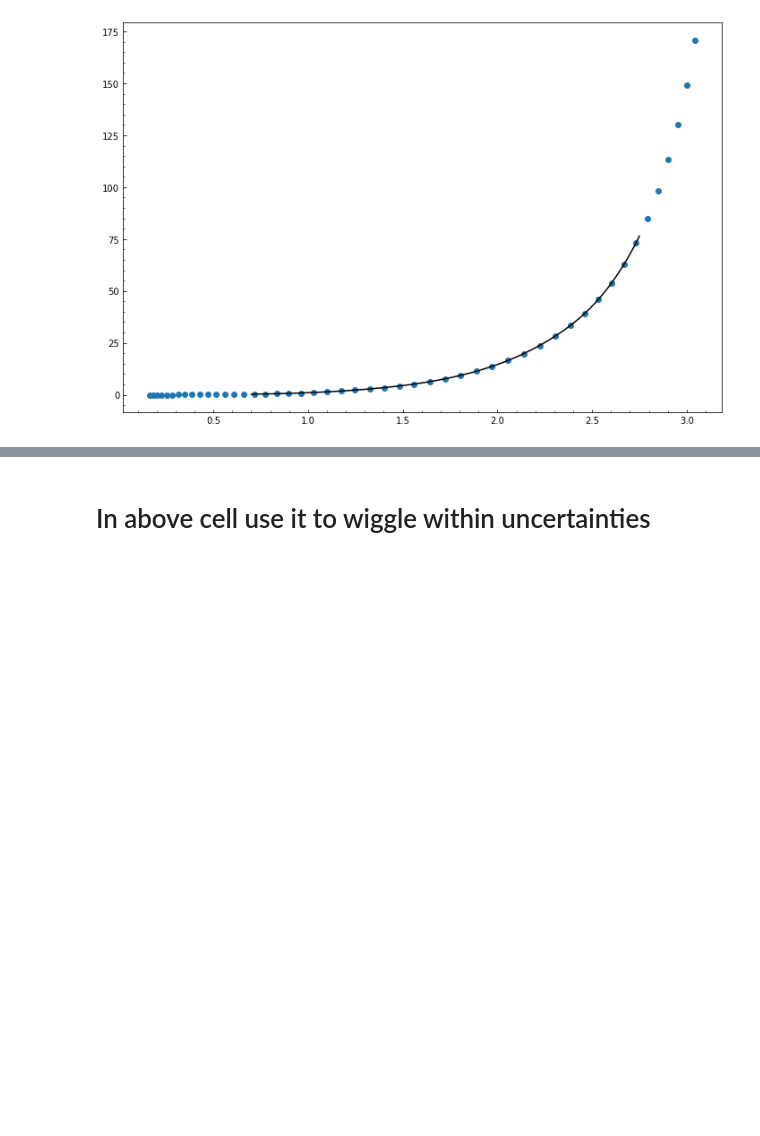
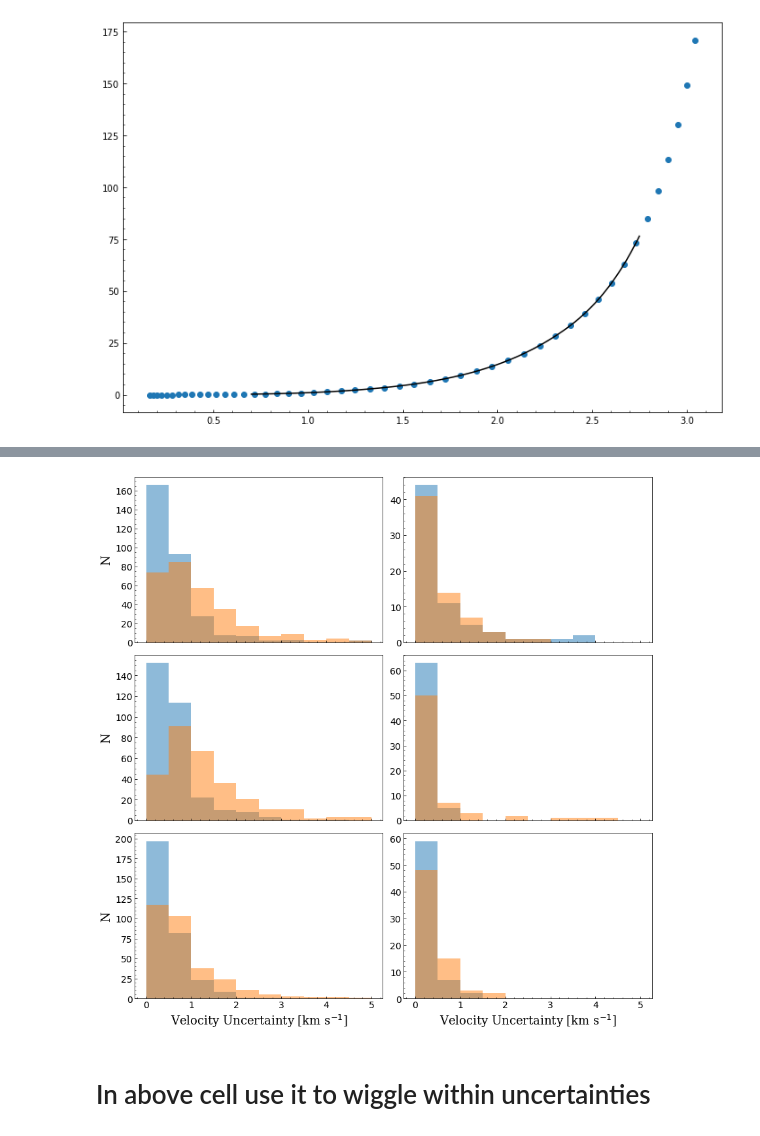
Before and after one commit to jacobhhamer/USP_Project, a Jupyter notebook: USP_Destruction_Paper.ipynb, the cells around one changed output, grey strips where cells are left out. Saved outputs shown, nothing was run; the diff lists cells and outputs as text; code cells hidden in the pictures; blank space fills up the shorter version.

Commit message:
Compare HJ and USP velocity uncertainties

```diff
--- a/USP_Destruction_Paper.ipynb
+++ b/USP_Destruction_Paper.ipynb
@@ -919,3 +959,6 @@ def prepare_astrometrically_clean_gaia(preloaded=False,nongiants = True, delta_M
+# %%
+hjs=pd.read_csv('../HotJupGaia/MS_HJs_with_kinematics.csv')
+gaiahjs=pd.read_csv('../Data/gaia_nongiants_kinematics.csv')
 # %%
 CKS = pd.read_csv('Data/CKS.tsv', skiprows=40, names=['Name','Rsun'], delimiter='\t')
 CKS['Name']=CKS.Name.str.strip(' ')
@@ -1680,0 +1744,9 @@ uspbrewer.E_gal_W.median(),
+# %%
+uspbrewer=df_uncertainties(uspbrewer)
+hjs=df_uncertainties_hjs(hjs)
+
+uspctrl=control_sample(uspbrewer, ktcgaia.loc[~ktcgaia.gal_U.isnull()])
+uspctrl=df_uncertainties(uspctrl)
+
+hjctrl=control_sample_hjs(hjs, gaiahjs)
+hjctrl=df_uncertainties_hjs(hjctrl)
@@ -1681,3 +1755,29 @@ uspbrewer.E_gal_W.median(),
+# %%
+f, ax=plt.subplots(ncols=2, nrows=3, figsize=(12, 12), sharex=True)
+ax[0][0].hist((hjs.e_gal_U+hjs.E_gal_U)/2, alpha=0.5, bins=10, range=(0,5))
+ax[1][0].hist((hjs.e_gal_V+hjs.E_gal_V)/2, alpha=0.5, bins=10, range=(0,5))
+ax[2][0].hist((hjs.e_gal_W+hjs.E_gal_W)/2, alpha=0.5, bins=10, range=(0,5))
+ax[0][0].hist((hjctrl.e_gal_U+hjctrl.E_gal_U)/2, alpha=0.5, bins=10, range=(0,5))
+ax[1][0].hist((hjctrl.e_gal_V+hjctrl.E_gal_V)/2, alpha=0.5, bins=10, range=(0,5))
+ax[2][0].hist((hjctrl.e_gal_W+hjctrl.E_gal_W)/2, alpha=0.5, bins=10, range=(0,5))
+ax[0][1].hist((uspbrewer.e_gal_U+uspbrewer.E_gal_U)/2, alpha=0.5, bins=10, range=(0,5))
+ax[1][1].hist((uspbrewer.e_gal_V+uspbrewer.E_gal_V)/2, alpha=0.5, bins=10, range=(0,5))
+ax[2][1].hist((uspbrewer.e_gal_W+uspbrewer.E_gal_W)/2, alpha=0.5, bins=10, range=(0,5))
+ax[0][1].hist((uspctrl.e_gal_U+uspctrl.E_gal_U)/2, alpha=0.5, bins=10, range=(0,5))
+ax[1][1].hist((uspctrl.e_gal_V+uspctrl.E_gal_V)/2, alpha=0.5, bins=10, range=(0,5))
+ax[2][1].hist((uspctrl.e_gal_W+uspctrl.E_gal_W)/2, alpha=0.5, bins=10, range=(0,5))
+ax[2][0].set_xlabel('Velocity Uncertainty [km s$^{-1}$]', fontsize=18, fontfamily='serif')
+ax[2][1].set_xlabel('Velocity Uncertainty [km s$^{-1}$]', fontsize=18, fontfamily='serif')
+ax[0][0].set_ylabel('N', fontsize=18, fontfamily='serif')
+ax[1][0].set_ylabel('N', fontsize=18, fontfamily='serif')
+ax[2][0].set_ylabel('N', fontsize=18, fontfamily='serif')
+for a in ax:
+    for axis in a:
+        axis.tick_params(axis='x', labelsize=14)
+        axis.tick_params(axis='y', labelsize=14)
+f.tight_layout()
+# %% [output]
+[figure, added]
 # %% [markdown]
 # In above cell use it to wiggle within uncertainties
 # %%
```
Also changed, not shown: parts of 13 cells of this notebook.
